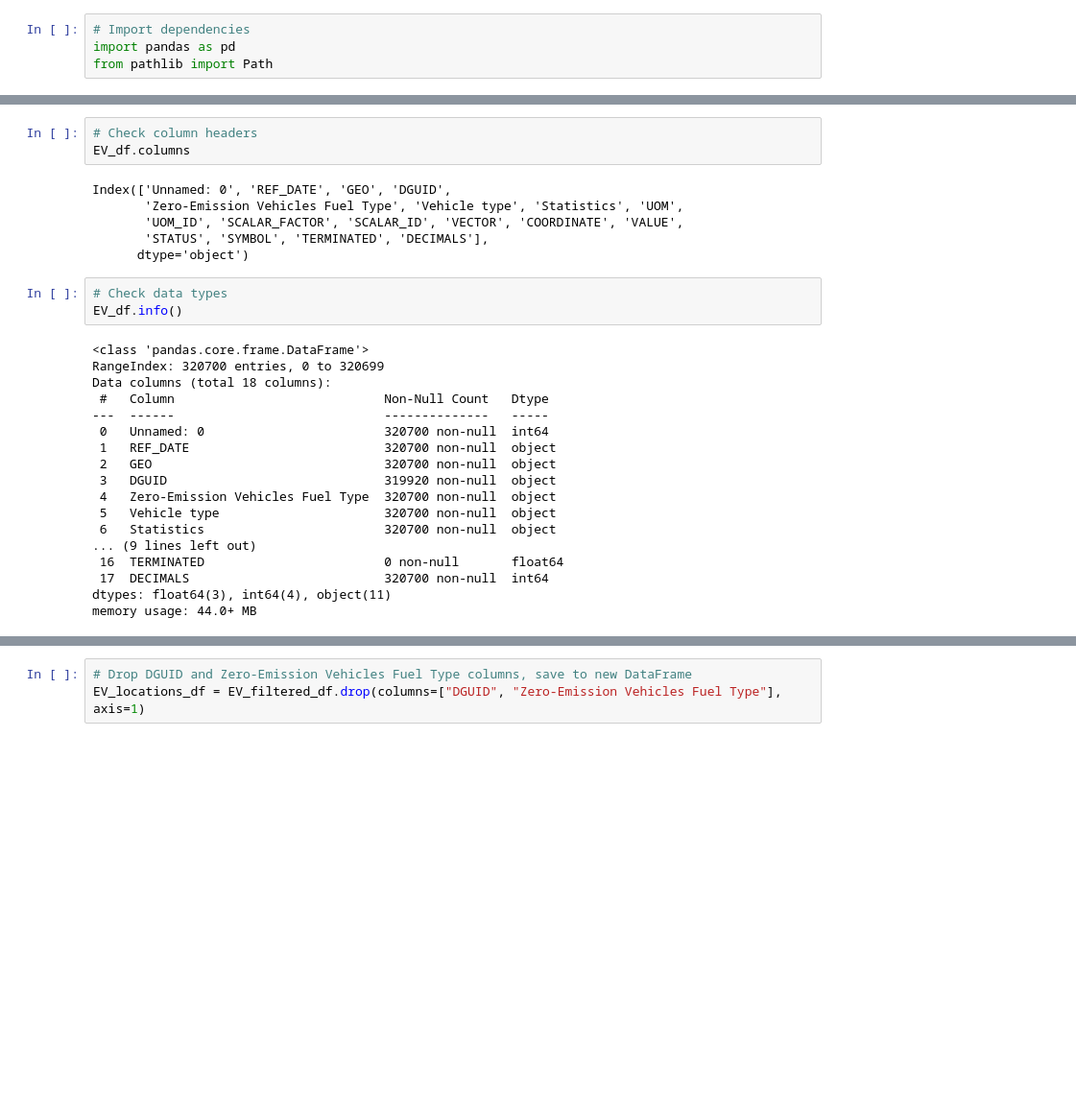
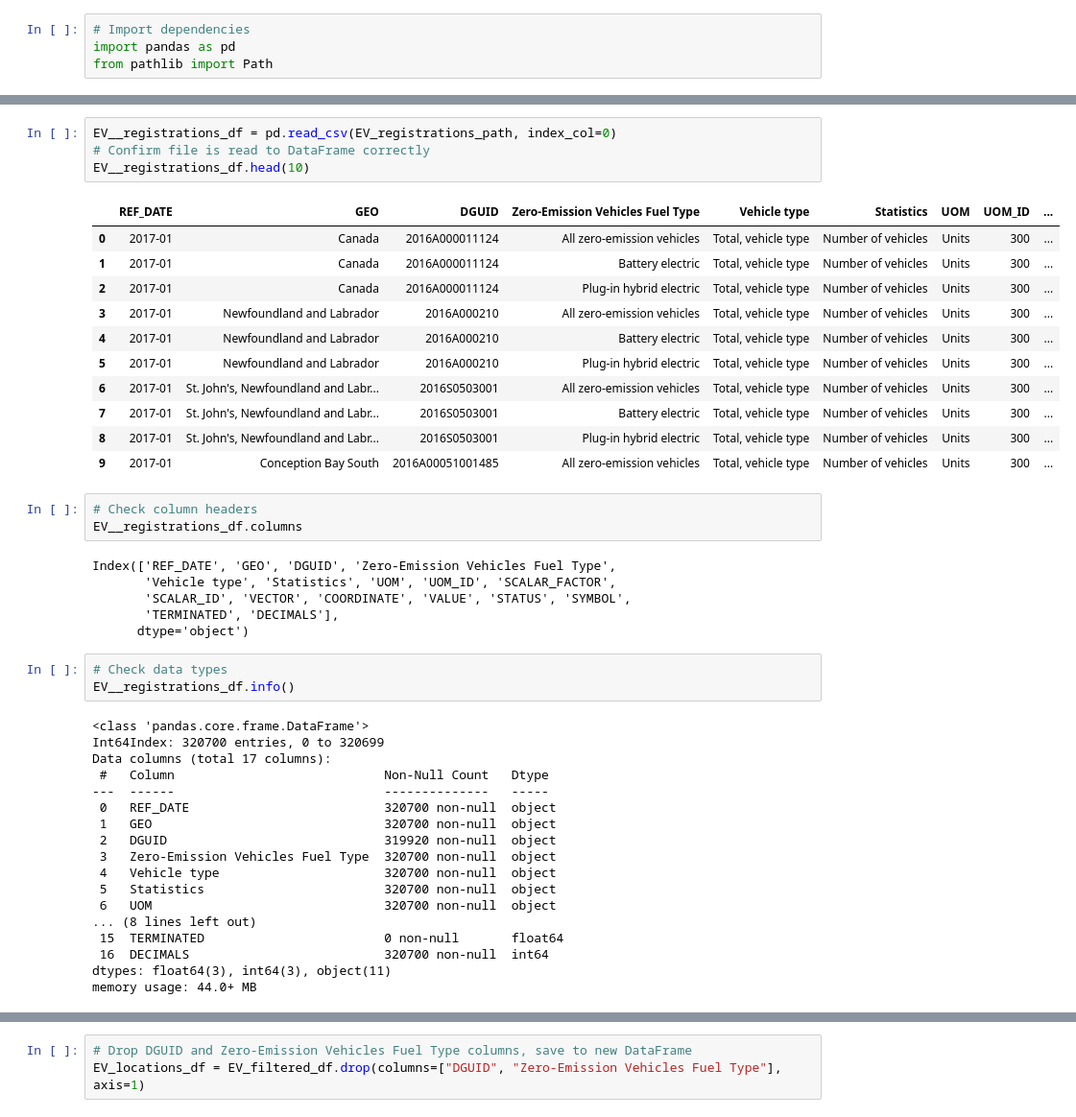
Before and after one commit to JorMerr/EV_charging_locations, a Jupyter notebook: dataset_cleaning.ipynb, the cells around one changed output, grey strips where cells are left out. Shown: that part at 96% size. Saved outputs shown, nothing was run; the diff lists cells and outputs as text; blank space fills up the shorter version.

```diff
--- a/dataset_cleaning.ipynb
+++ b/dataset_cleaning.ipynb
@@ -24,32 +10,48 @@ EV_df.head(10)
+# %%
+EV__registrations_df = pd.read_csv(EV_registrations_path, index_col=0)
+# Confirm file is read to DataFrame correctly
+EV__registrations_df.head(10)
+# %% [output]
+|  | REF_DATE | GEO | DGUID | Zero-Emission Vehicles Fuel Type | Vehicle type | Statistics | UOM | UOM_ID | ... |
+| 0 | 2017-01 | Canada | 2016A000011124 | All zero-emission vehicles | Total, vehicle type | Number of vehicles | Units | 300 | ... |
+| 1 | 2017-01 | Canada | 2016A000011124 | Battery electric | Total, vehicle type | Number of vehicles | Units | 300 | ... |
+| 2 | 2017-01 | Canada | 2016A000011124 | Plug-in hybrid electric | Total, vehicle type | Number of vehicles | Units | 300 | ... |
+| 3 | 2017-01 | Newfoundland and Labrador | 2016A000210 | All zero-emission vehicles | Total, vehicle type | Number of vehicles | Units | 300 | ... |
+| 4 | 2017-01 | Newfoundland and Labrador | 2016A000210 | Battery electric | Total, vehicle type | Number of vehicles | Units | 300 | ... |
+| 5 | 2017-01 | Newfoundland and Labrador | 2016A000210 | Plug-in hybrid electric | Total, vehicle type | Number of vehicles | Units | 300 | ... |
+| 6 | 2017-01 | St. John's, Newfoundland and Labr... | 2016S0503001 | All zero-emission vehicles | Total, vehicle type | Number of vehicles | Units | 300 | ... |
+| 7 | 2017-01 | St. John's, Newfoundland and Labr... | 2016S0503001 | Battery electric | Total, vehicle type | Number of vehicles | Units | 300 | ... |
+| 8 | 2017-01 | St. John's, Newfoundland and Labr... | 2016S0503001 | Plug-in hybrid electric | Total, vehicle type | Number of vehicles | Units | 300 | ... |
+| 9 | 2017-01 | Conception Bay South | 2016A00051001485 | All zero-emission vehicles | Total, vehicle type | Number of vehicles | Units | 300 | ... |
 # %%
 # Check column headers
-EV_df.columns
+EV__registrations_df.columns
 # %% [output]
-Index(['Unnamed: 0', 'REF_DATE', 'GEO', 'DGUID',
-       'Zero-Emission Vehicles Fuel Type', 'Vehicle type', 'Statistics', 'UOM',
-       'UOM_ID', 'SCALAR_FACTOR', 'SCALAR_ID', 'VECTOR', 'COORDINATE', 'VALUE',
-       'STATUS', 'SYMBOL', 'TERMINATED', 'DECIMALS'],
+Index(['REF_DATE', 'GEO', 'DGUID', 'Zero-Emission Vehicles Fuel Type',
+       'Vehicle type', 'Statistics', 'UOM', 'UOM_ID', 'SCALAR_FACTOR',
+       'SCALAR_ID', 'VECTOR', 'COORDINATE', 'VALUE', 'STATUS', 'SYMBOL',
+       'TERMINATED', 'DECIMALS'],
       dtype='object')
 # %%
 # Check data types
-EV_df.info()
+EV__registrations_df.info()
 # %% [output]
 <class 'pandas.core.frame.DataFrame'>
-RangeIndex: 320700 entries, 0 to 320699
-Data columns (total 18 columns):
+Int64Index: 320700 entries, 0 to 320699
+Data columns (total 17 columns):
  #   Column                            Non-Null Count   Dtype
 ---  ------                            --------------   -----
- 0   Unnamed: 0                        320700 non-null  int64
- 1   REF_DATE                          320700 non-null  object
- 2   GEO                               320700 non-null  object
- 3   DGUID                             319920 non-null  object
- 4   Zero-Emission Vehicles Fuel Type  320700 non-null  object
- 5   Vehicle type                      320700 non-null  object
- 6   Statistics                        320700 non-null  object
-... (9 lines left out)
- 16  TERMINATED                        0 non-null       float64
- 17  DECIMALS                          320700 non-null  int64
-dtypes: float64(3), int64(4), object(11)
+ 0   REF_DATE                          320700 non-null  object
+ 1   GEO                               320700 non-null  object
+ 2   DGUID                             319920 non-null  object
+ 3   Zero-Emission Vehicles Fuel Type  320700 non-null  object
+ 4   Vehicle type                      320700 non-null  object
+ 5   Statistics                        320700 non-null  object
+ 6   UOM                               320700 non-null  object
+... (8 lines left out)
+ 15  TERMINATED                        0 non-null       float64
+ 16  DECIMALS                          320700 non-null  int64
+dtypes: float64(3), int64(3), object(11)
 memory usage: 44.0+ MB
 # %%
 # Check number of unique values in all columns
```
Also changed, not shown: parts of 20 cells of this notebook, 4 other files.
